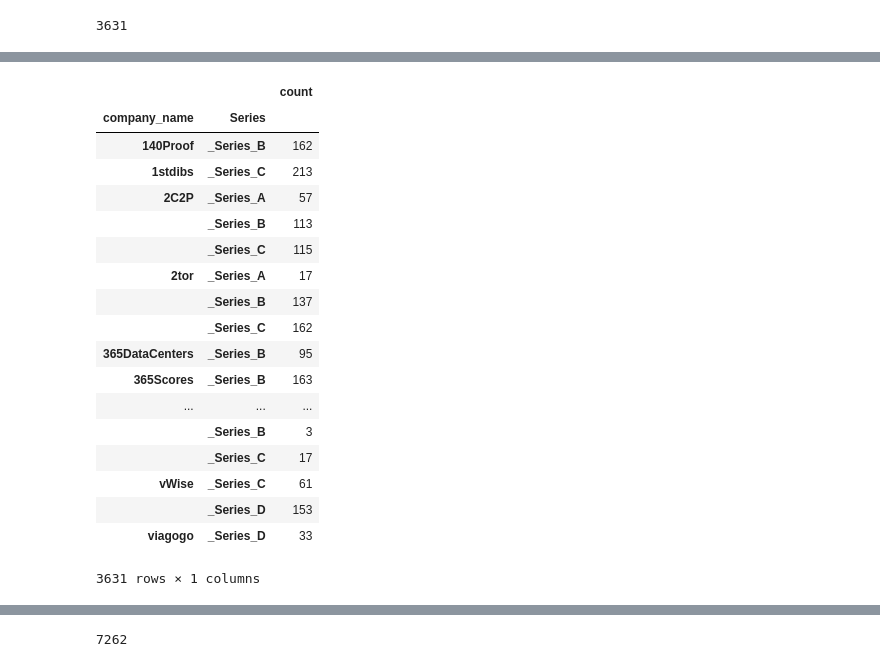
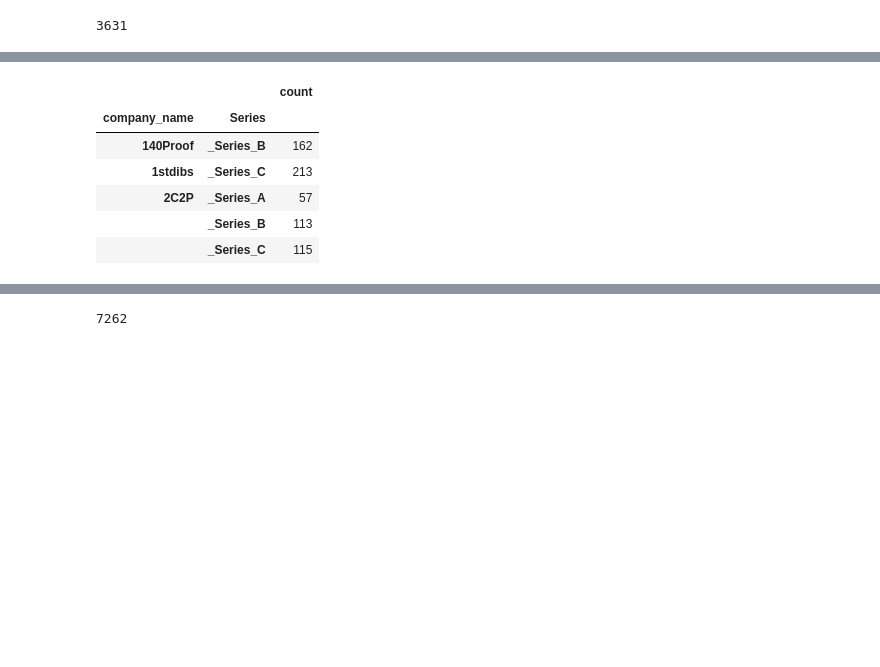
Before and after one commit to kyang01/startup-analysis, a Jupyter notebook: Extracting Tweet Features.ipynb, the cells around one changed output, grey strips where cells are left out. Saved outputs shown, nothing was run; the diff lists cells and outputs as text; code cells hidden in the pictures; blank space fills up the shorter version.

```diff
--- a/Extracting Tweet Features.ipynb
+++ b/Extracting Tweet Features.ipynb
@@ -303,23 +320,11 @@ pd.concat([mean_groupby, count_groupby])
 # %%
-count_groupby
+count_groupby.head()
 # %% [output]
 |  |  | count |
 | company_name | Series |  |
 | 140Proof | _Series_B | 162 |
 | 1stdibs | _Series_C | 213 |
 | 2C2P | _Series_A | 57 |
 |  | _Series_B | 113 |
 |  | _Series_C | 115 |
-| 2tor | _Series_A | 17 |
-|  | _Series_B | 137 |
-|  | _Series_C | 162 |
-| 365DataCenters | _Series_B | 95 |
-| 365Scores | _Series_B | 163 |
-| ... | ... | ... |
-|  | _Series_B | 3 |
-|  | _Series_C | 17 |
-| vWise | _Series_C | 61 |
-|  | _Series_D | 153 |
-| viagogo | _Series_D | 33 |
-3631 rows × 1 columns
 # %%
```
Also changed, not shown: parts of 45 cells of this notebook, 1 other file.
